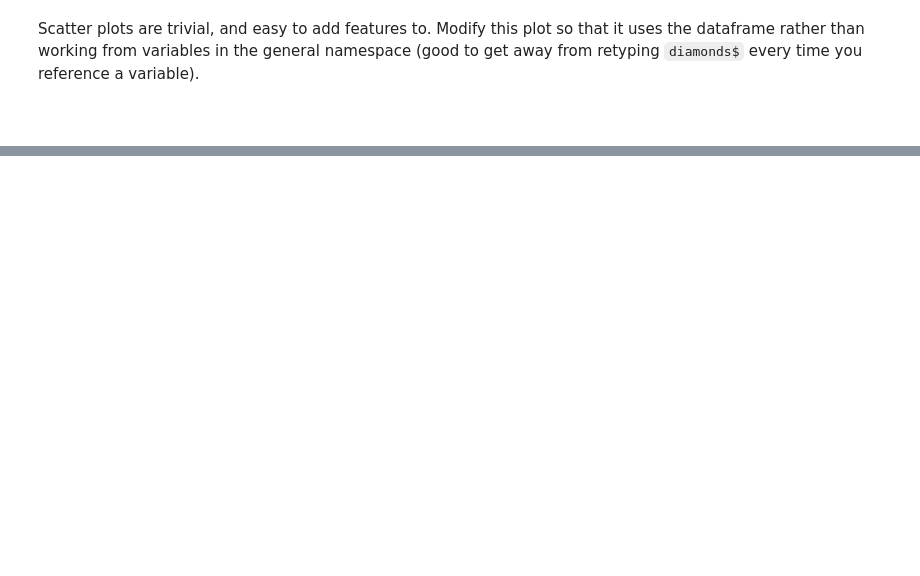
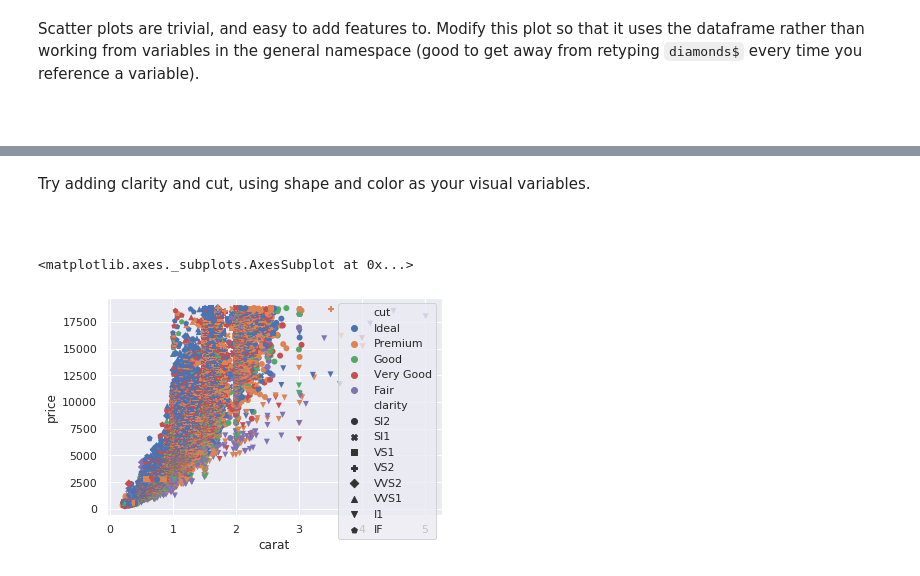
Before and after one commit to valkjsaaa/PSYCH-251-PS2, a Jupyter notebook: ggplot2_exercise.ipynb, the cells around one changed output, grey strips where cells are left out. Cells and saved outputs as stored; diff of their text form; code cells hidden in the pictures; blank space fills up the shorter version.

````diff
--- a/ggplot2_exercise.ipynb
+++ b/ggplot2_exercise.ipynb
@@ -32,0 +49,10 @@ Scatter plots are trivial, and easy to add features to. Modify this plot so that
+# %% [markdown]
+Try adding clarity and cut, using shape and color as your visual variables.
+
+```{r}
+```
+# %%
+sns.scatterplot(x='carat', y='price', style='clarity', hue='cut', data=diamonds, linewidth=0) #not possible in Python
+# %% [output]
+<matplotlib.axes._subplots.AxesSubplot at 0x...>
+[figure, added]
````
Also changed, not shown: parts of 18 cells of this notebook.
